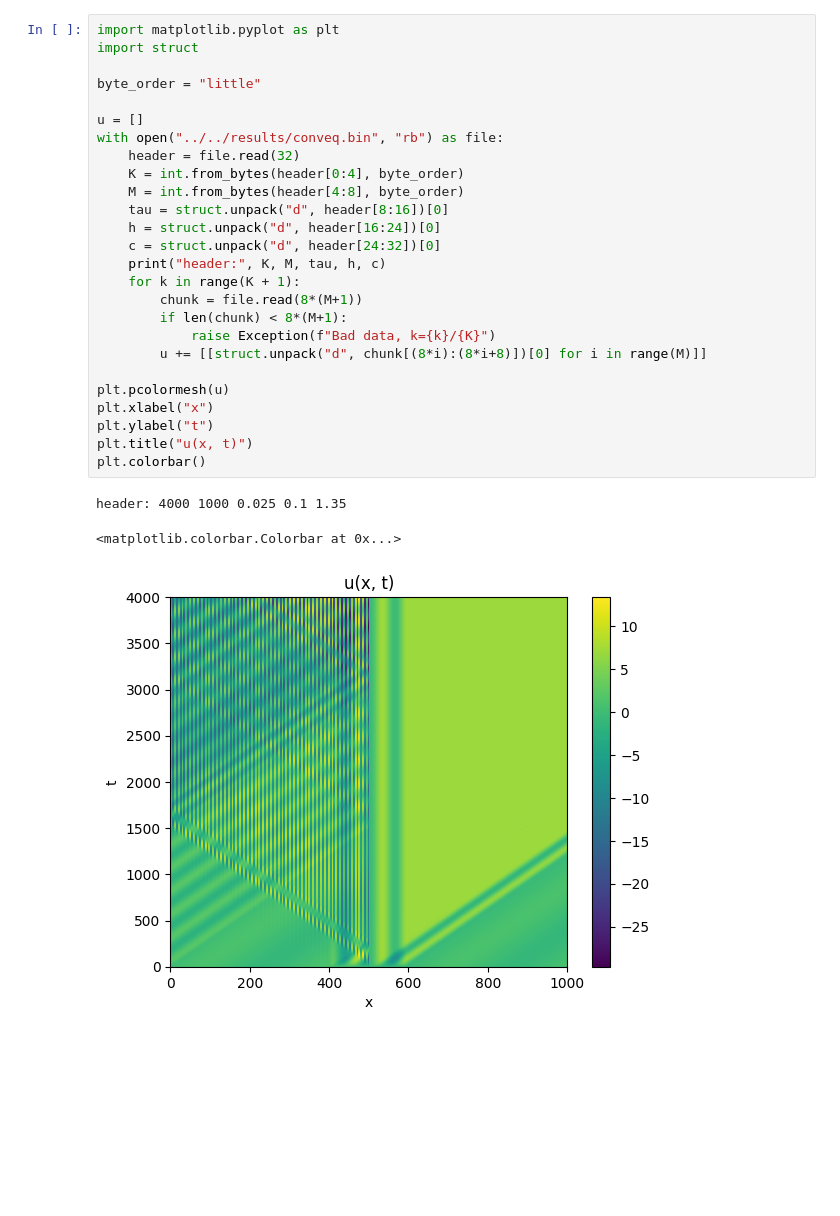
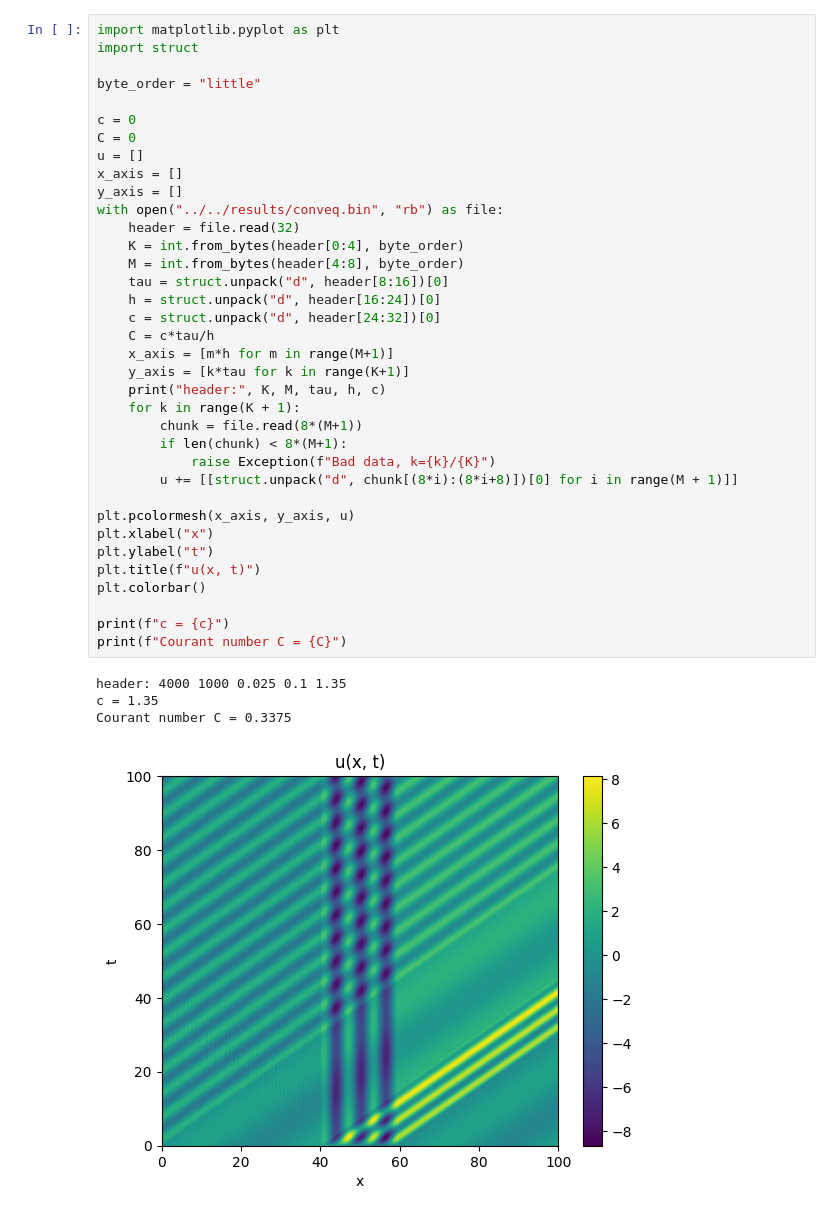
Before and after one commit to VoyakaGOD/parallel_programming, a Jupyter notebook: common_tasks/3/picture.ipynb, the cells around one changed output. Saved outputs shown, nothing was run; the diff lists cells and outputs as text; blank space fills up the shorter version.

```diff
--- a/common_tasks/3/picture.ipynb
+++ b/common_tasks/3/picture.ipynb
@@ -1,30 +1,41 @@
 # %%
 import matplotlib.pyplot as plt
 import struct
 
 byte_order = "little"
 
+c = 0
+C = 0
 u = []
+x_axis = []
+y_axis = []
 with open("../../results/conveq.bin", "rb") as file:
     header = file.read(32)
     K = int.from_bytes(header[0:4], byte_order)
     M = int.from_bytes(header[4:8], byte_order)
     tau = struct.unpack("d", header[8:16])[0]
     h = struct.unpack("d", header[16:24])[0]
     c = struct.unpack("d", header[24:32])[0]
+    C = c*tau/h
+    x_axis = [m*h for m in range(M+1)]
+    y_axis = [k*tau for k in range(K+1)]
     print("header:", K, M, tau, h, c)
     for k in range(K + 1):
         chunk = file.read(8*(M+1))
         if len(chunk) < 8*(M+1):
             raise Exception(f"Bad data, k={k}/{K}")
-        u += [[struct.unpack("d", chunk[(8*i):(8*i+8)])[0] for i in range(M)]]
+        u += [[struct.unpack("d", chunk[(8*i):(8*i+8)])[0] for i in range(M + 1)]]
 
-plt.pcolormesh(u)
+plt.pcolormesh(x_axis, y_axis, u)
 plt.xlabel("x")
 plt.ylabel("t")
-plt.title("u(x, t)")
+plt.title(f"u(x, t)")
 plt.colorbar()
+
+print(f"c = {c}")
+print(f"Courant number C = {C}")
 # %% [output]
 header: 4000 1000 0.025 0.1 1.35
+c = 1.35
+Courant number C = 0.3375
-<matplotlib.colorbar.Colorbar at 0x...>
-[figure, old version]
+[figure, new version]
```
Also changed, not shown: 1 other file.
